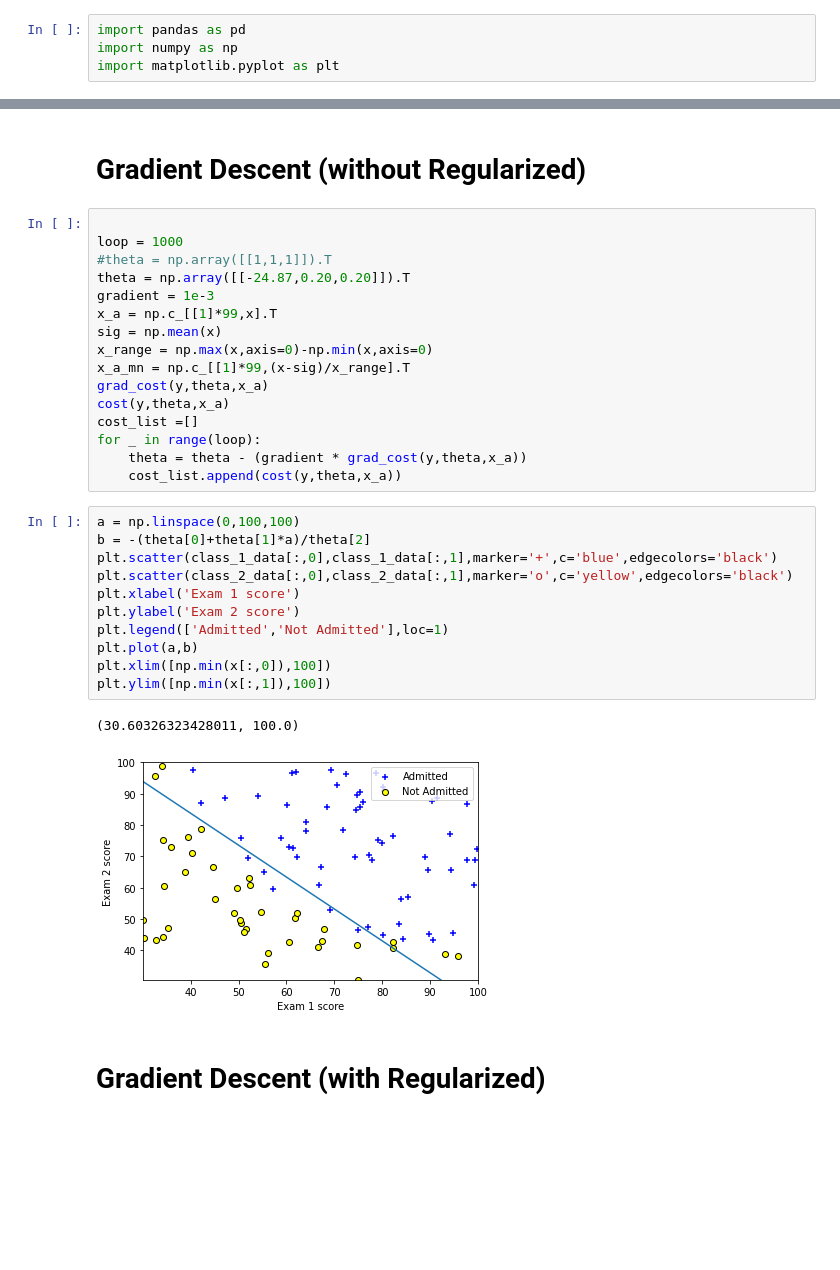
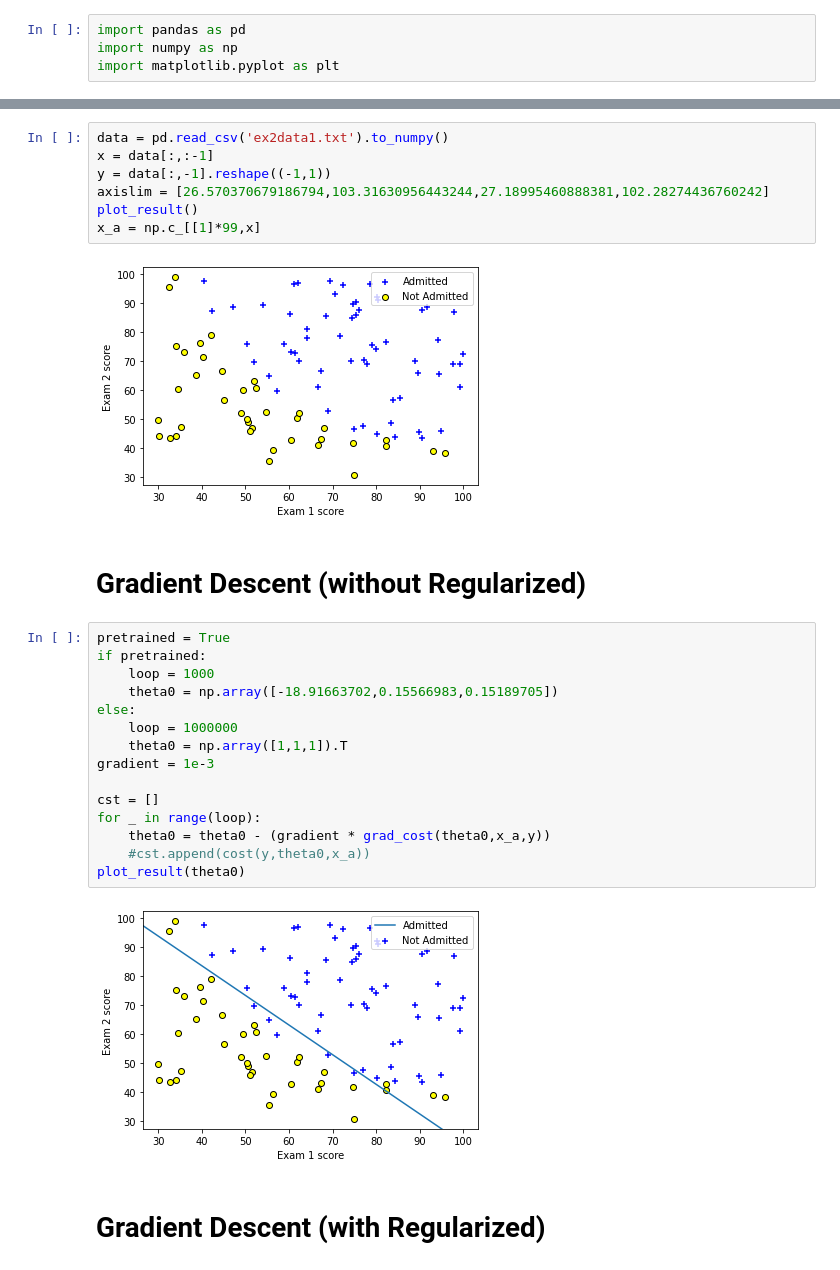
Before and after one commit to ChandraLiuswanto/MLE_test, a Jupyter notebook: Classification/ex2data1.ipynb, the cells around one changed output, grey strips where cells are left out. Cells and saved outputs as stored; diff of their text form; blank space fills up the shorter version.

```diff
--- a/Classification/ex2data1.ipynb
+++ b/Classification/ex2data1.ipynb
@@ -42,35 +39,31 @@ def predict(theta_val,exam1,exam2):
+# %%
+data = pd.read_csv('ex2data1.txt').to_numpy()
+x = data[:,:-1]
+y = data[:,-1].reshape((-1,1))
+axislim = [26.570370679186794,103.31630956443244,27.18995460888381,102.28274436760242]
+plot_result()
+x_a = np.c_[[1]*99,x]
+# %% [output]
+[figure, added]
 # %% [markdown]
 # Gradient Descent (without Regularized)
-# %%
-
-loop = 1000
-#theta = np.array([[1,1,1]]).T
-theta = np.array([[-24.87,0.20,0.20]]).T
-gradient = 1e-3
-x_a = np.c_[[1]*99,x].T
-sig = np.mean(x)
-x_range = np.max(x,axis=0)-np.min(x,axis=0)
-x_a_mn = np.c_[[1]*99,(x-sig)/x_range].T
-grad_cost(y,theta,x_a)
-cost(y,theta,x_a)
-cost_list =[]
-for _ in range(loop):
-    theta = theta - (gradient * grad_cost(y,theta,x_a))
-    cost_list.append(cost(y,theta,x_a))
-# %%
-a = np.linspace(0,100,100)
-b = -(theta[0]+theta[1]*a)/theta[2]
-plt.scatter(class_1_data[:,0],class_1_data[:,1],marker='+',c='blue',edgecolors='black')
-plt.scatter(class_2_data[:,0],class_2_data[:,1],marker='o',c='yellow',edgecolors='black')
-plt.xlabel('Exam 1 score')
-plt.ylabel('Exam 2 score')
-plt.legend(['Admitted','Not Admitted'],loc=1)
-plt.plot(a,b)
-plt.xlim([np.min(x[:,0]),100])
-plt.ylim([np.min(x[:,1]),100])
-# %% [output]
-(30.60326323428011, 100.0)
-[figure, removed]
+# %%
+pretrained = True
+if pretrained:
+    loop = 1000
+    theta0 = np.array([-18.91663702,0.15566983,0.15189705])
+else:
+    loop = 1000000
+    theta0 = np.array([1,1,1]).T
+gradient = 1e-3
+
+cst = []
+for _ in range(loop):
+    theta0 = theta0 - (gradient * grad_cost(theta0,x_a,y))
+    #cst.append(cost(y,theta0,x_a))
+plot_result(theta0)
+# %% [output]
+[figure, added]
 # %% [markdown]
 # Gradient Descent (with Regularized)
 # %%
```
Also changed, not shown: parts of 14 cells of this notebook.
